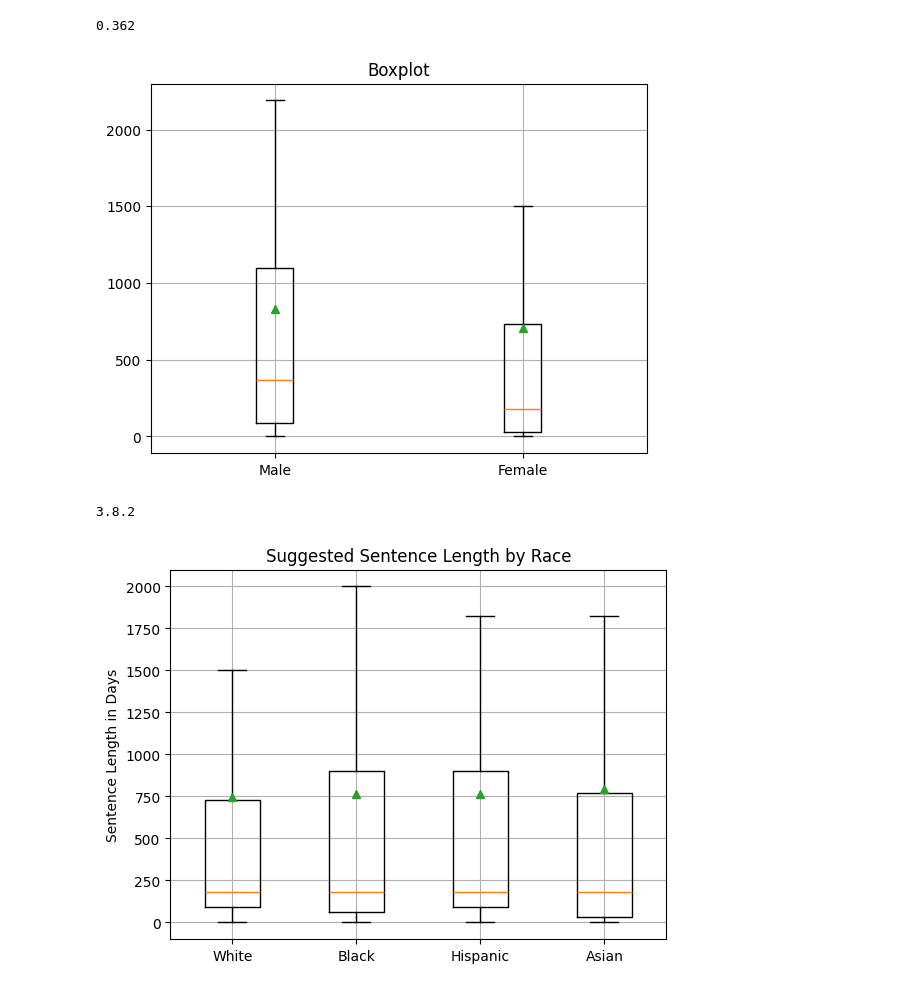
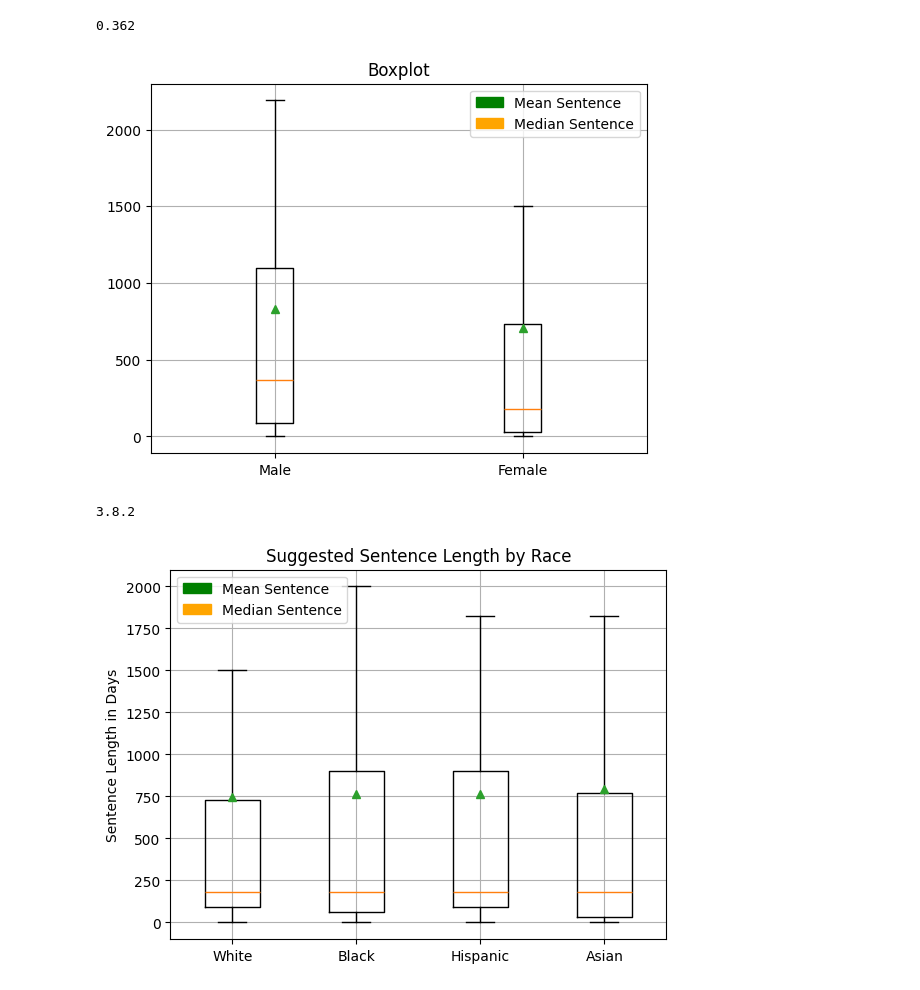
Before and after one commit to jd3162/555_proj3, a Jupyter notebook: gpt_4o_analysis.ipynb, the cells around one changed output. Drawn from its saved outputs; the diff is of its cells as text; code cells hidden in the pictures.

```diff
--- a/gpt_4o_analysis copy.ipynb
+++ b/gpt_4o_analysis.ipynb
@@ -181,11 +182,14 @@ sex_data = [all_sentences['Male'], all_sentences['Female']]
 # %%
 fig, ax = plt.subplots()
 ax.boxplot(sex_data, labels=['Male', 'Female',], showfliers=False, showmeans=True)
 ax.grid()
+legend_handle_mean = mpatches.Patch(color='green', label='Mean Sentence')
+legend_handle_median = mpatches.Patch(color='orange', label='Median Sentence')
+plt.legend(handles=[legend_handle_mean,legend_handle_median])
 plt.title('Boxplot')
 plt.show()
 # %% [output]
-[figure, old version]
+[figure, new version]
 # %%
 race_data = [all_sentences['White'], all_sentences['Black'], all_sentences['Hispanic'], all_sentences['Asian']]
 # %%
@@ -198,6 +202,9 @@ ax.boxplot(race_data, labels=['White', 'Black', 'Hispanic', 'Asian'], showfliers
 ax.grid(True)
 plt.title('Suggested Sentence Length by Race')
 plt.ylabel("Sentence Length in Days")
+legend_handle_mean = mpatches.Patch(color='green', label='Mean Sentence')
+legend_handle_median = mpatches.Patch(color='orange', label='Median Sentence')
+plt.legend(handles=[legend_handle_mean,legend_handle_median])
 plt.show()
 # %% [output]
-[figure, old version]
+[figure, new version]
```
Also changed, not shown: parts of 1 cell of this notebook, 1 other file.
